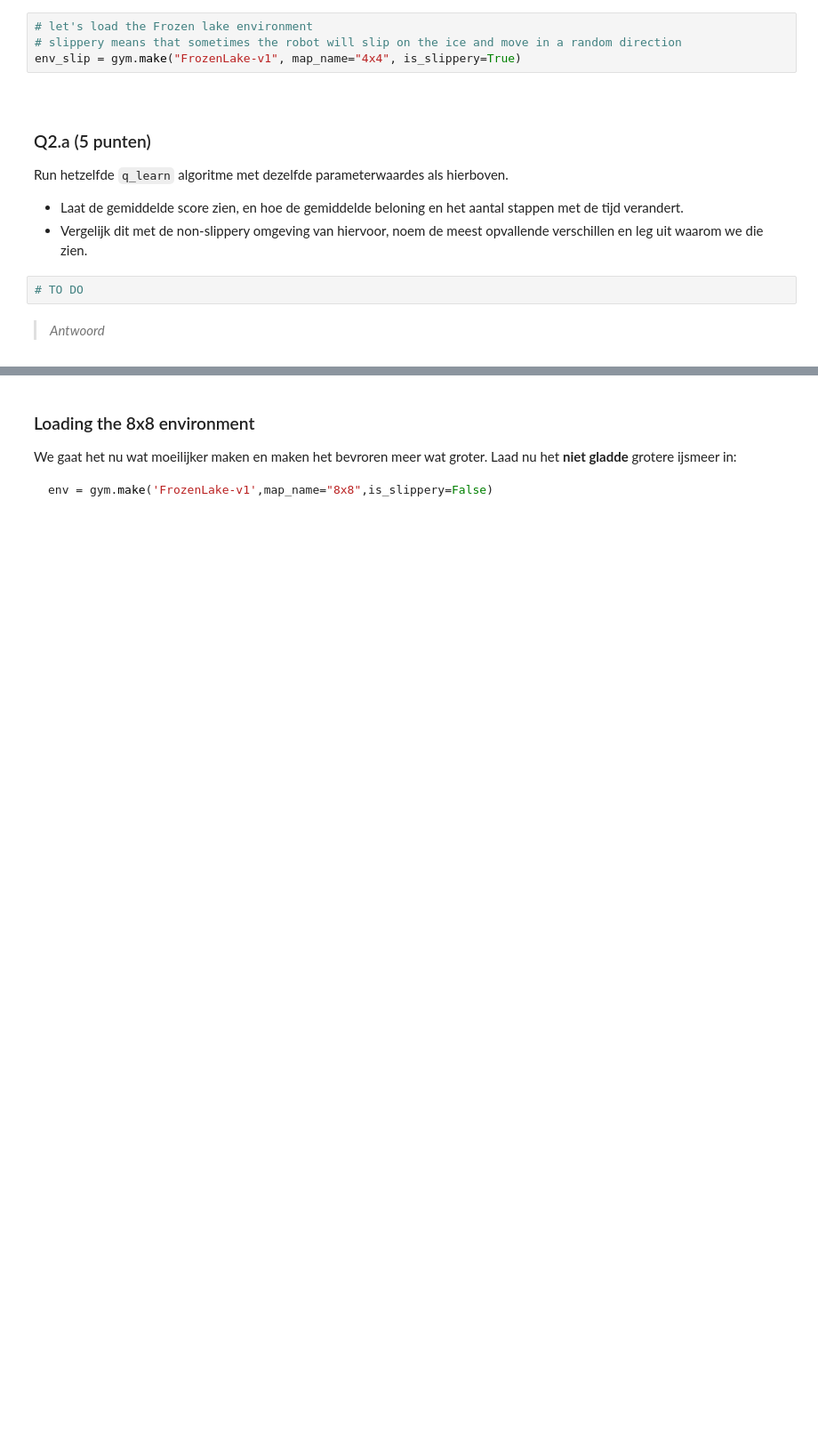
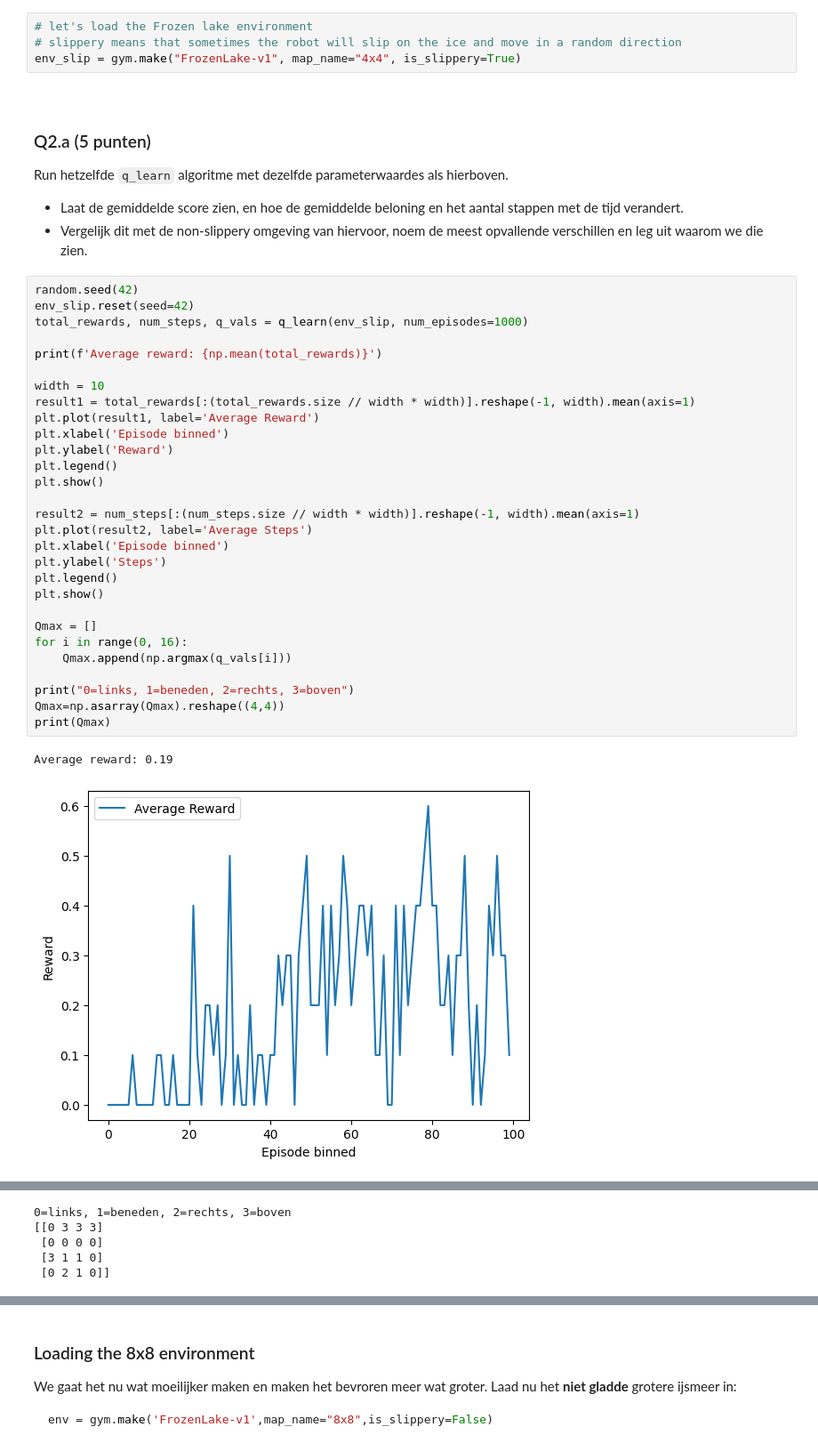
Before and after one commit to YorbenKoolhaas/cogmod, a Jupyter notebook: hw3/Assignment_3a.ipynb, the cells around one changed output, grey strips where cells are left out. Shown: that part at 89% size. Cells and saved outputs as stored; diff of their text form; blank space fills up the shorter version.

```diff
--- a/hw3/Assignment_3a.ipynb
+++ b/hw3/Assignment_3a.ipynb
@@ -310,7 +294,35 @@ env_slip = gym.make("FrozenLake-v1", map_name="4x4", is_slippery=True)
 Run hetzelfde `q_learn` algoritme met dezelfde parameterwaardes als hierboven.
 * Laat de gemiddelde score zien, en hoe de gemiddelde beloning en het aantal stappen met de tijd verandert.
 * Vergelijk dit met de non-slippery omgeving van hiervoor, noem de meest opvallende verschillen en leg uit waarom we die zien.
-# %%
-# TO DO
-# %% [markdown]
-> *Antwoord*
+# %%
+random.seed(42)
+env_slip.reset(seed=42)
+total_rewards, num_steps, q_vals = q_learn(env_slip, num_episodes=1000)
+
+print(f'Average reward: {np.mean(total_rewards)}')
+
+width = 10
+result1 = total_rewards[:(total_rewards.size // width * width)].reshape(-1, width).mean(axis=1)
+plt.plot(result1, label='Average Reward')
+plt.xlabel('Episode binned')
+plt.ylabel('Reward')
+plt.legend()
+plt.show()
+
+result2 = num_steps[:(num_steps.size // width * width)].reshape(-1, width).mean(axis=1)
+plt.plot(result2, label='Average Steps')
+plt.xlabel('Episode binned')
+plt.ylabel('Steps')
+plt.legend()
+plt.show()
+
+Qmax = []
+for i in range(0, 16):
+    Qmax.append(np.argmax(q_vals[i]))
+
+print("0=links, 1=beneden, 2=rechts, 3=boven")
+Qmax=np.asarray(Qmax).reshape((4,4))
+print(Qmax)
+# %% [output]
+Average reward: 0.19
+[figure, added]
@@ -316,0 +330,5 @@ Run hetzelfde `q_learn` algoritme met dezelfde parameterwaardes als hierboven.
+0=links, 1=beneden, 2=rechts, 3=boven
+[[0 3 3 3]
+ [0 0 0 0]
+ [3 1 1 0]
+ [0 2 1 0]]
```
Also changed, not shown: parts of 10 cells of this notebook.
